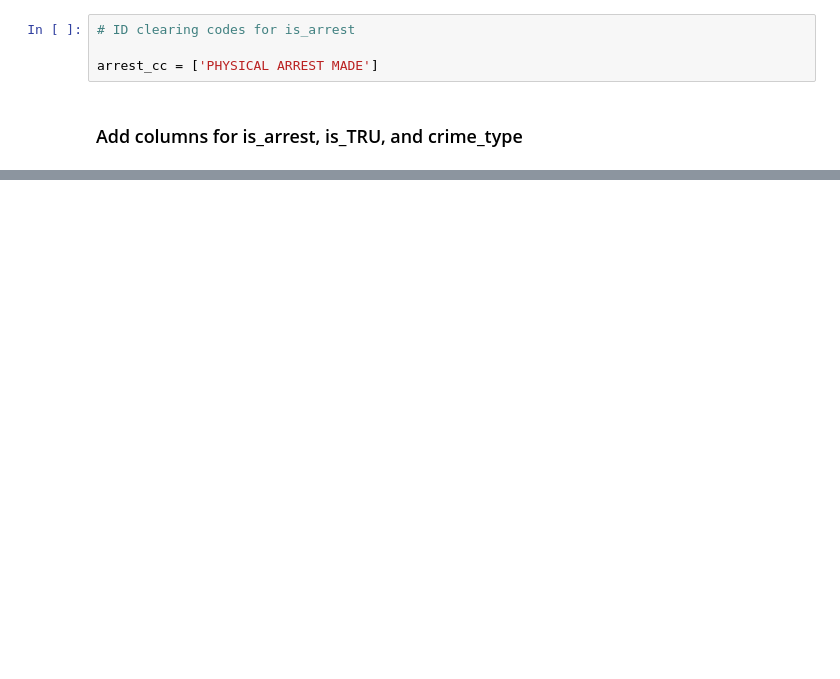
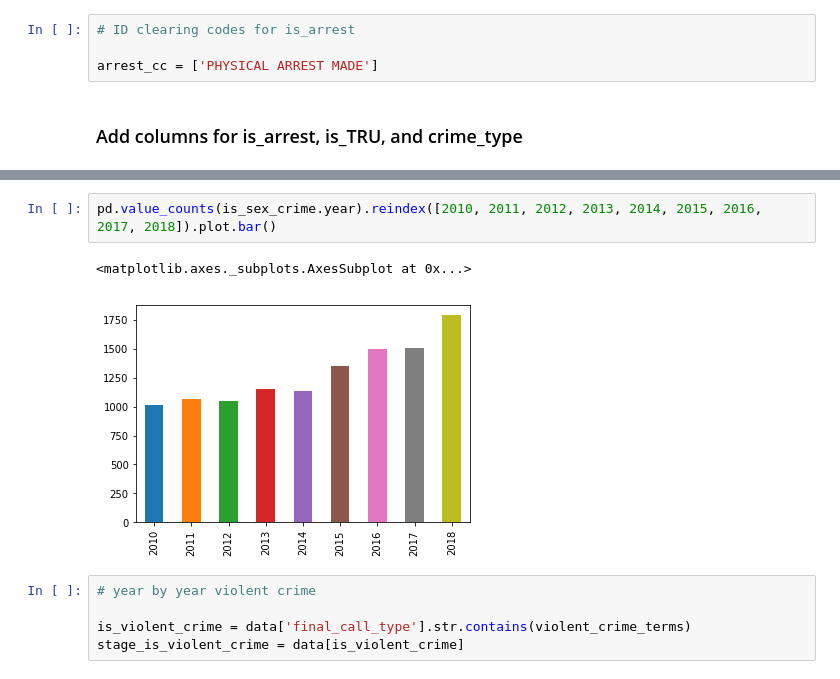
Before and after one commit to teacupwoozy/spd_notebook_archive, a Jupyter notebook: spd_notebook/2010-2018_SPD_Project.ipynb, the cells around one changed output, grey strips where cells are left out. Drawn from its saved outputs; the diff is of its cells as text; blank space fills up the shorter version.

```diff
--- a/spd_notebook/2010-2018_SPD_Project.ipynb
+++ b/spd_notebook/2010-2018_SPD_Project.ipynb
@@ -101,0 +141,10 @@ data['crime_type'] = np.where(data['final_call_type'].isin(rape_call_types), 'ra
+# %%
+pd.value_counts(is_sex_crime.year).reindex([2010, 2011, 2012, 2013, 2014, 2015, 2016, 2017, 2018]).plot.bar()
+# %% [output]
+<matplotlib.axes._subplots.AxesSubplot at 0x...>
+[figure, added]
+# %%
+# year by year violent crime
+
+is_violent_crime = data['final_call_type'].str.contains(violent_crime_terms)
+stage_is_violent_crime = data[is_violent_crime]
```
Also changed, not shown: parts of 6 cells of this notebook.
